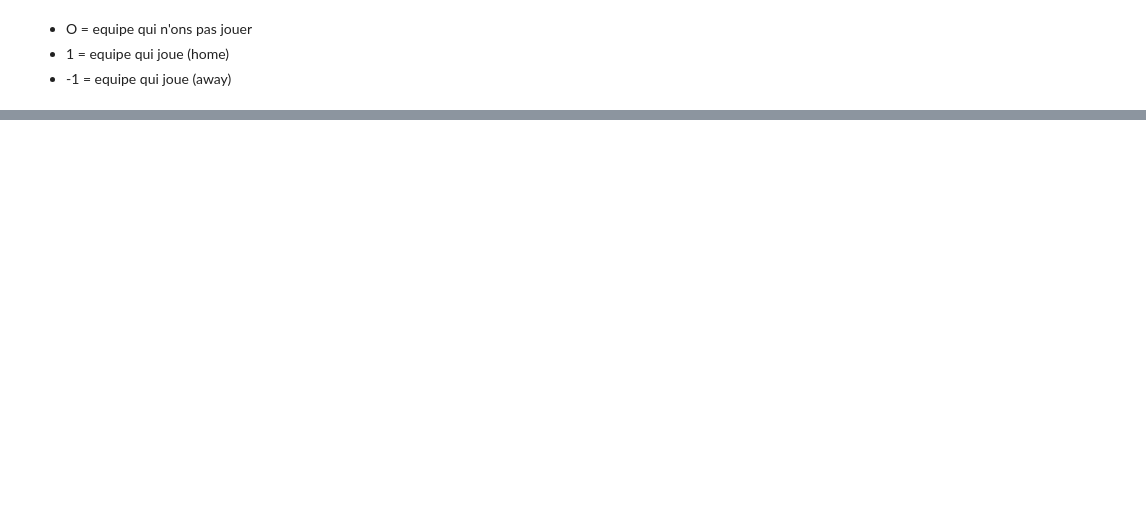
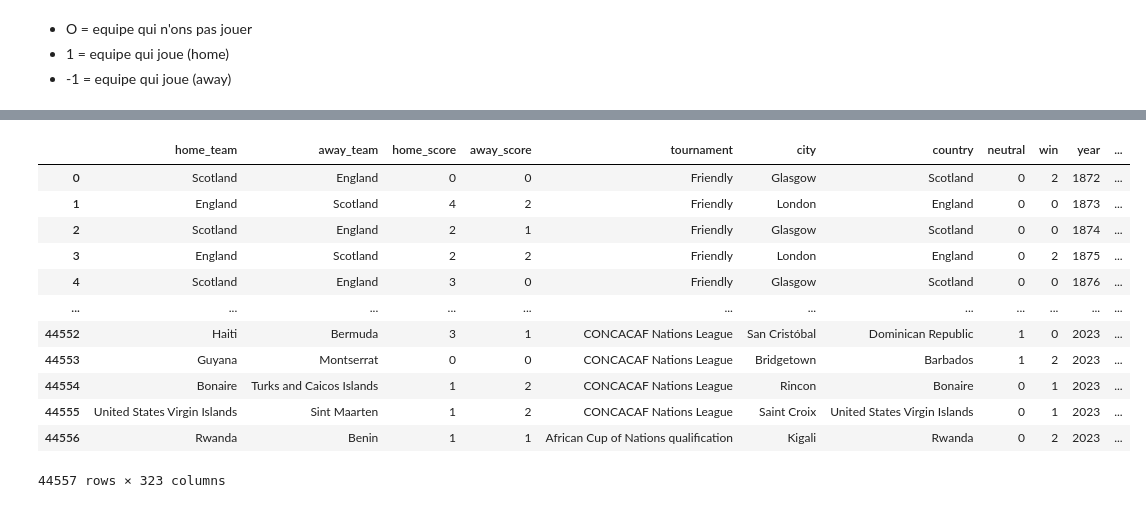
Before and after one commit to DelacherieOlivier/ProjetPython, a Jupyter notebook: Untitled.ipynb, the cells around one changed output, grey strips where cells are left out. Cells and saved outputs as stored; diff of their text form; code cells hidden in the pictures; blank space fills up the shorter version.

```diff
--- a/Untitled.ipynb
+++ b/Untitled.ipynb
@@ -14,4 +14,4 @@ Requirement already satisfied: scipy>=1.3.2 in /opt/homebrew/Caskroom/miniconda/
 # %%
-url = ("/Users/florian/Documents/www/ProjetPython/results.csv")
+url = ("C:/laragon/www/python/results.csv")
 # %%
 url
@@ -99,7 +197,7 @@ encoded_home_team = home_team_encoder.fit_transform(data[["home_team"]]).toarray
 away_team_encoder = OneHotEncoder()
 
 # Encodage de la colonne "away_team" en variables binaires, avec l'option "-1" pour les valeurs manquantes
-encoded_away_team = away_team_encoder.fit_transform(data[["away_team"]].fillna('-1')).toarray() * 1
+encoded_away_team = away_team_encoder.fit_transform(data[["away_team"]].fillna('-1')).toarray() * -1
 
 # Création des DataFrames encodés avec le DataFrame original
 encoded_home_team_df = pd.DataFrame(
@@ -120,4 +218,8 @@ combined_encoded_teams_df = pd.concat([encoded_home_team_df, encoded_away_team_d
 
 data_encoded = pd.concat([data, encoded_home_team_df, encoded_away_team_df], axis=1)
 # %%
-combined_encoded_teams_df
+# On somme les deux dataframes en gardant les noms de colonnes de encoded_home_team_df
+combined_encoded_teams_df = encoded_home_team_df.add(encoded_away_team_df, fill_value=0)
+
+# On réorganise les colonnes pour conserver l'ordre de encoded_home_team_df
+combined_encoded_teams_df = combined_encoded_teams_df[encoded_home_team_df.columns]
@@ -123,0 +241,18 @@ combined_encoded_teams_df
+# %%
+data = pd.concat([data, combined_encoded_teams_df], axis=1)
+# %%
+data
+# %% [output]
+|  | home_team | away_team | home_score | away_score | tournament | city | country | neutral | win | year | ... |
+| 0 | Scotland | England | 0 | 0 | Friendly | Glasgow | Scotland | 0 | 2 | 1872 | ... |
+| 1 | England | Scotland | 4 | 2 | Friendly | London | England | 0 | 0 | 1873 | ... |
+| 2 | Scotland | England | 2 | 1 | Friendly | Glasgow | Scotland | 0 | 0 | 1874 | ... |
+| 3 | England | Scotland | 2 | 2 | Friendly | London | England | 0 | 2 | 1875 | ... |
+| 4 | Scotland | England | 3 | 0 | Friendly | Glasgow | Scotland | 0 | 0 | 1876 | ... |
+| ... | ... | ... | ... | ... | ... | ... | ... | ... | ... | ... | ... |
+| 44552 | Haiti | Bermuda | 3 | 1 | CONCACAF Nations League | San Cristóbal | Dominican Republic | 1 | 0 | 2023 | ... |
+| 44553 | Guyana | Montserrat | 0 | 0 | CONCACAF Nations League | Bridgetown | Barbados | 1 | 2 | 2023 | ... |
+| 44554 | Bonaire | Turks and Caicos Islands | 1 | 2 | CONCACAF Nations League | Rincon | Bonaire | 0 | 1 | 2023 | ... |
+| 44555 | United States Virgin Islands | Sint Maarten | 1 | 2 | CONCACAF Nations League | Saint Croix | United States Virgin Islands | 0 | 1 | 2023 | ... |
+| 44556 | Rwanda | Benin | 1 | 1 | African Cup of Nations qualification | Kigali | Rwanda | 0 | 2 | 2023 | ... |
+44557 rows × 323 columns
```
Also changed, not shown: parts of 18 cells of this notebook, 1 other file.
